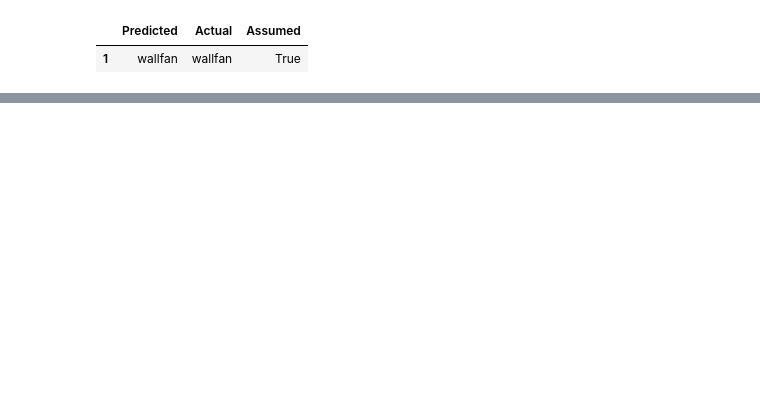
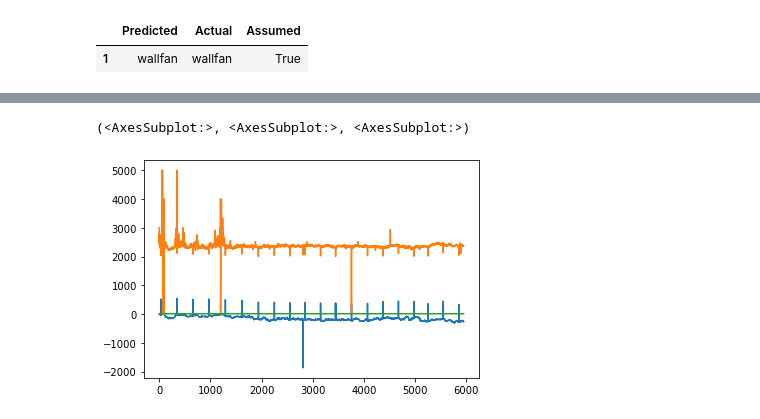
Before and after one commit to caxefaizan/S3_bucket_manipulation, a Jupyter notebook: Demonstration.ipynb, the cells around one changed output, grey strips where cells are left out. Saved outputs shown, nothing was run; the diff lists cells and outputs as text; code cells hidden in the pictures; blank space fills up the shorter version.

```diff
--- a/Demonstration.ipynb
+++ b/Demonstration.ipynb
@@ -510,0 +563,10 @@ plot_pred_conf(prediction_probabilities=predictions,
+# %%
+ac = pd.read_csv('ac.csv')
+fridge = pd.read_csv('fridge.csv')
+d3printer = pd.read_csv('3dprinter.csv')
+wallfan = pd.read_csv('wallfan.csv')
+# %%
+ ac['A1'][:].plot(),ac['AP1'][:].plot(),ac['C1'][:].plot()
+# %% [output]
+(<AxesSubplot:>, <AxesSubplot:>, <AxesSubplot:>)
+[figure, added]
```
Also changed, not shown: parts of 20 cells of this notebook.
